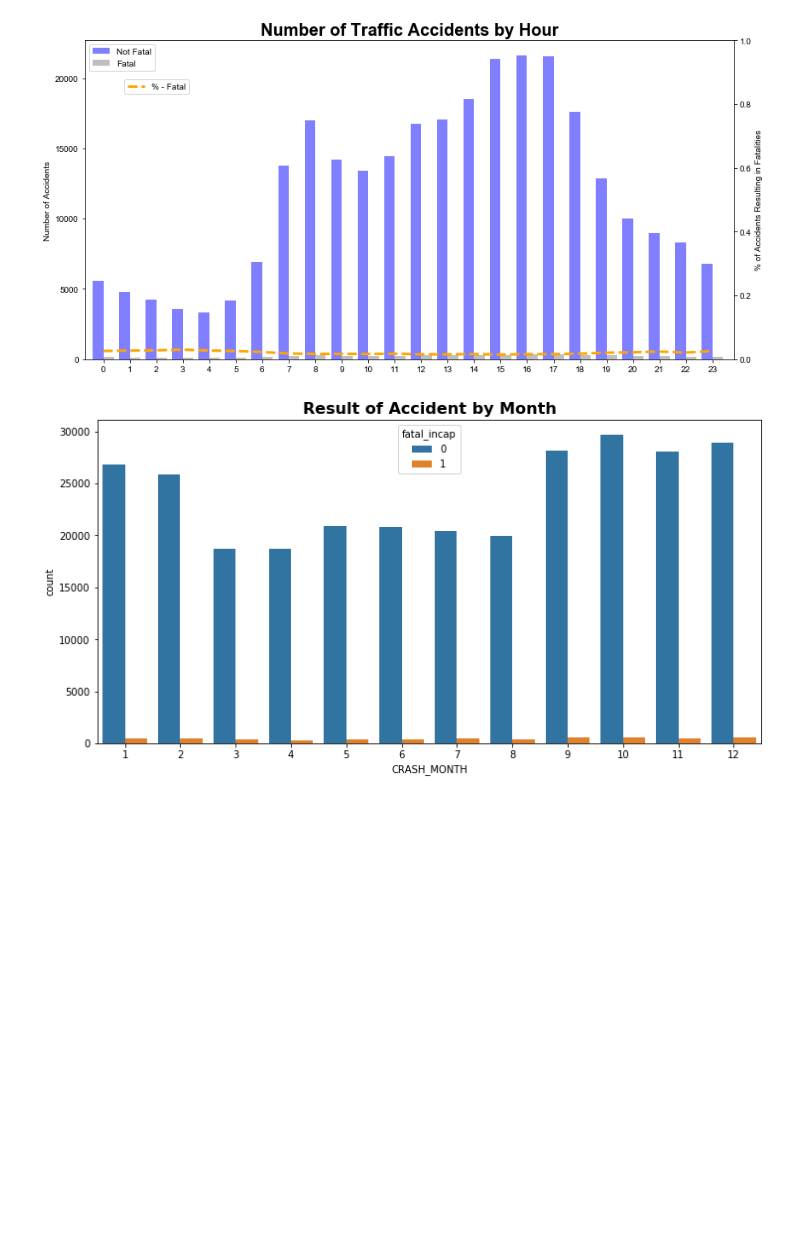
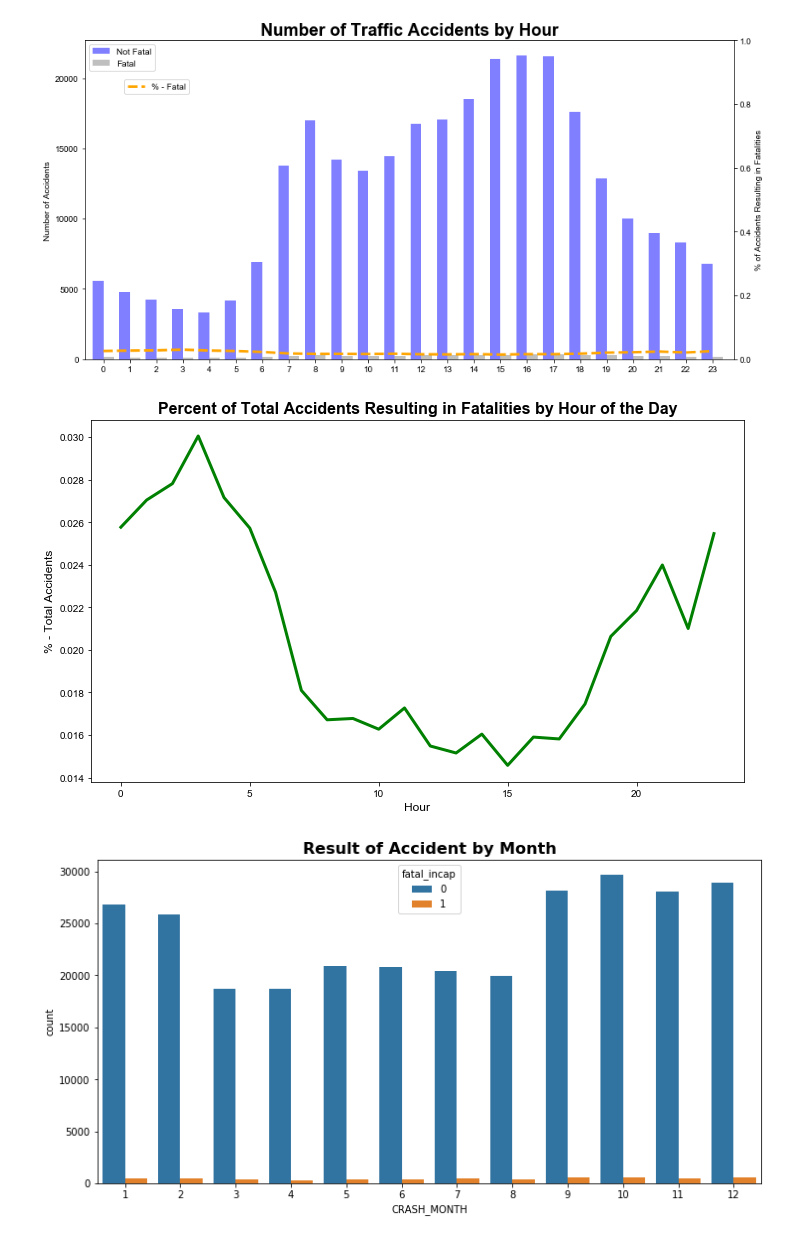
Before and after one commit to Morgan-Sell/chi-traffic-accidents, a Jupyter notebook: chi-transport-v2.ipynb, the cells around one changed output. Saved outputs shown, nothing was run; the diff lists cells and outputs as text; code cells hidden in the pictures; blank space fills up the shorter version.

```diff
--- a/chi-transport-v2.ipynb
+++ b/chi-transport-v2.ipynb
@@ -142,17 +143,17 @@ hour_fatal_df['num_fatal'] = np.array(hour_grpd[hour_grpd['fatal_incap'] == 1]['
 hour_fatal_df['total'] = hour_fatal_df['num_not_fatal'] + hour_fatal_df['num_fatal']
 hour_fatal_df['prcnt_fatal'] = hour_fatal_df['num_fatal'] / hour_fatal_df['total']
 
-pos = list(range(len(hour_fatal_df['hour'])))
+pos_hour = list(range(len(hour_fatal_df['hour'])))
 width = 0.4
 
 
 # Create
 fig, ax1 = plt.subplots(figsize=(12,6))
 
-ax1.bar(pos, hour_fatal_df['num_not_fatal'], width, alpha=0.5, color='b', label='Not Fatal')
-ax1.bar([p + width for p in pos], hour_fatal_df['num_fatal'], width, alpha=0.5, color='grey', label='Fatal')
+ax1.bar(pos_hour, hour_fatal_df['num_not_fatal'], width, alpha=0.5, color='b', label='Not Fatal')
+ax1.bar([p + width for p in pos_hour], hour_fatal_df['num_fatal'], width, alpha=0.5, color='grey', label='Fatal')
 ax1.set_ylabel('Number of Accidents')
-ax1.set_xticks([p + 0.5 * width for p in pos])
+ax1.set_xticks([p + 0.5 * width for p in pos_hour])
 ax1.set_xticklabels(hour_fatal_df['hour'])
 ax1.set_title('Number of Traffic Accidents by Hour', fontsize=20, fontweight='bold')
 
@@ -172,7 +173,7 @@ ax2=ax1.twinx()
 
 ax2.set_ylabel('% of Accidents Resulting in Fatalities')
 ax2.set_ylim(0,1)
-ax2.plot([p + width/2 for p in pos], hour_fatal_df['prcnt_fatal'] , color='orange', linestyle='--', linewidth=3,
+ax2.plot([p + width/2 for p in pos_hour], hour_fatal_df['prcnt_fatal'] , color='orange', linestyle='--', linewidth=3,
          label='% - Fatal')
 
 ax2.legend(bbox_to_anchor=(0, 0, 0.167, 0.89), facecolor='white')
@@ -184,6 +185,16 @@ print("Returns TRUE if Total # of Accidents Reconcile: ", (sum(hour_fatal_df['to
 # %% [output]
 Returns TRUE if Total # of Accidents Reconcile:  True
 [figure]
+# %%
+fig, ax = plt.subplots(figsize=(10,6))
+
+ax.plot(pos_hour, hour_fatal_df['prcnt_fatal'] , color='green',  linewidth=3)
+ax.set_title('Percent of Total Accidents Resulting in Fatalities by Hour of the Day', fontsize=16, fontweight='bold')
+ax.set_xlabel('Hour', fontsize=12)
+ax.set_ylabel('% - Total Accidents', fontsize=12)
+fig.tight_layout()
+# %% [output]
+[figure, added]
 # %%
 plt.figure(figsize=(12,6))
 sns.countplot(x='CRASH_MONTH', data=accidents, hue='fatal_incap')
```
Also changed, not shown: parts of 20 cells of this notebook.
